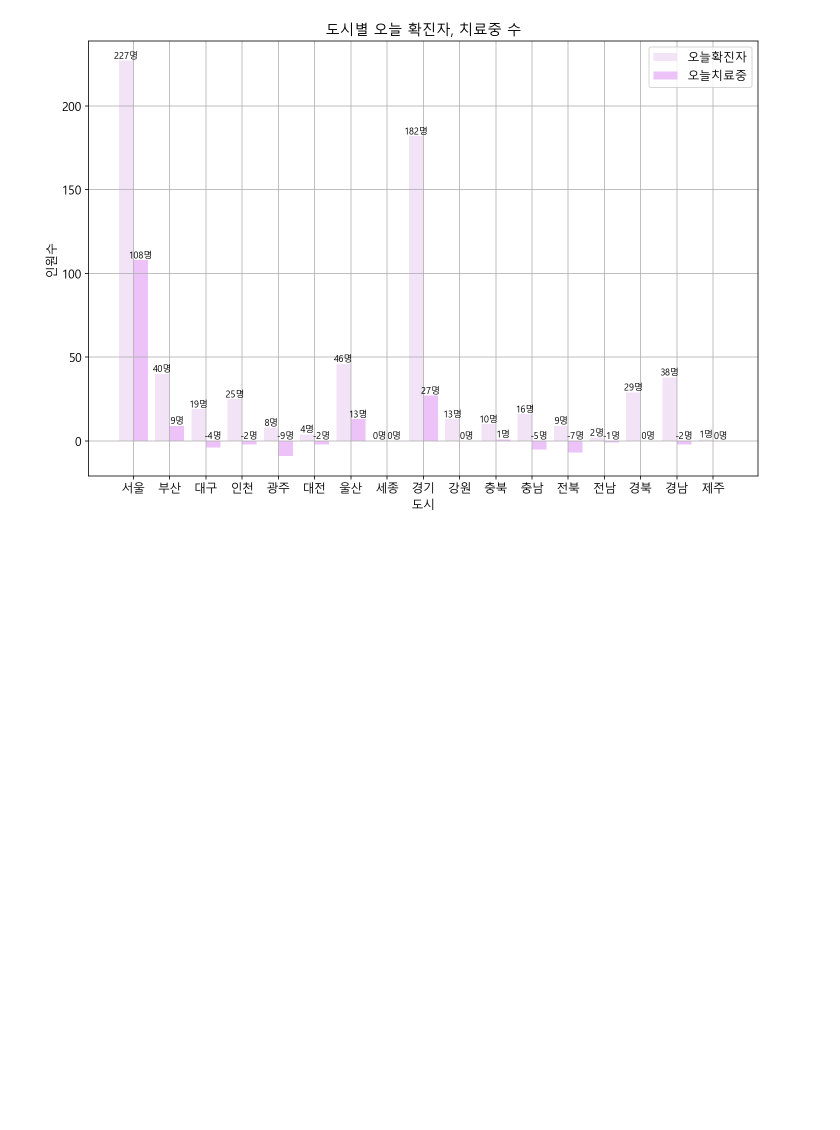
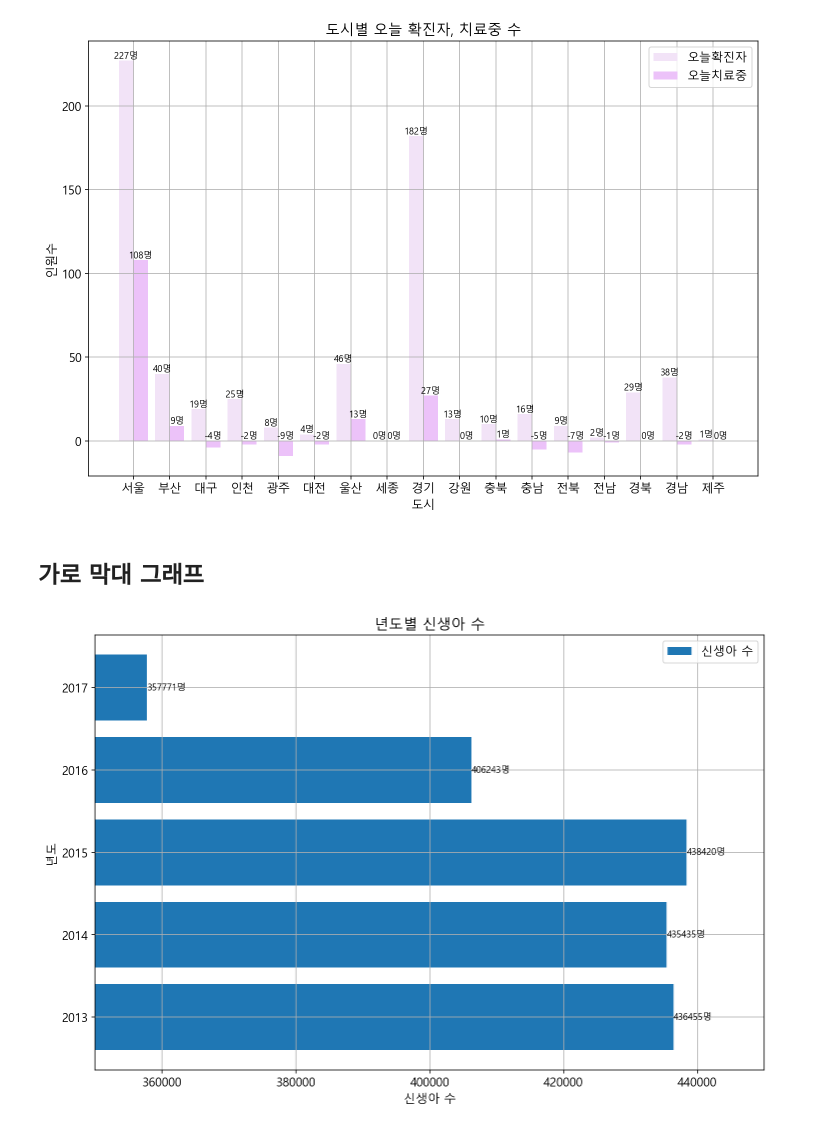
Before and after one commit to junhong-CHEON/python_study, a Jupyter notebook: 12-matplotlib.ipynb, the cells around one changed output. Cells and saved outputs as stored; diff of their text form; code cells hidden in the pictures; blank space fills up the shorter version.

```diff
--- a/12-matplotlib.ipynb
+++ b/12-matplotlib.ipynb
@@ -378,0 +389,24 @@ plt.close()
+# %% [markdown]
+## 가로 막대 그래프
+# %%
+import sample
+
+plt.figure()
+
+plt.barh(year, newborn, label = '신생아 수')
+plt.legend()
+plt.grid()
+plt.xlabel('신생아 수')
+plt.ylabel('년도')
+plt.xlim(350000,450000)
+plt.title('년도별 신생아 수')
+
+for i ,v in enumerate(year):
+    str_val = '%d명' %newborn[i]
+    plt.text(newborn[i], v, str_val, fontsize = 9, color = '#000000',
+    horizontalalignment = 'left', verticalalignment = 'center')
+
+plt.show()
+plt.close()
+# %% [output]
+[figure, added]
```
Also changed, not shown: parts of 14 cells of this notebook, 11 other files.
